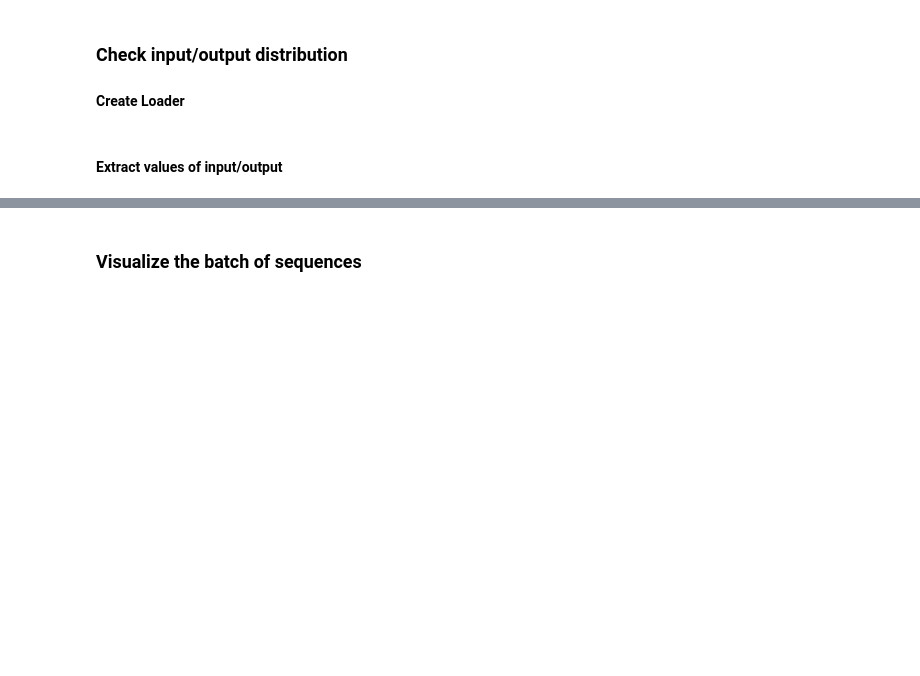
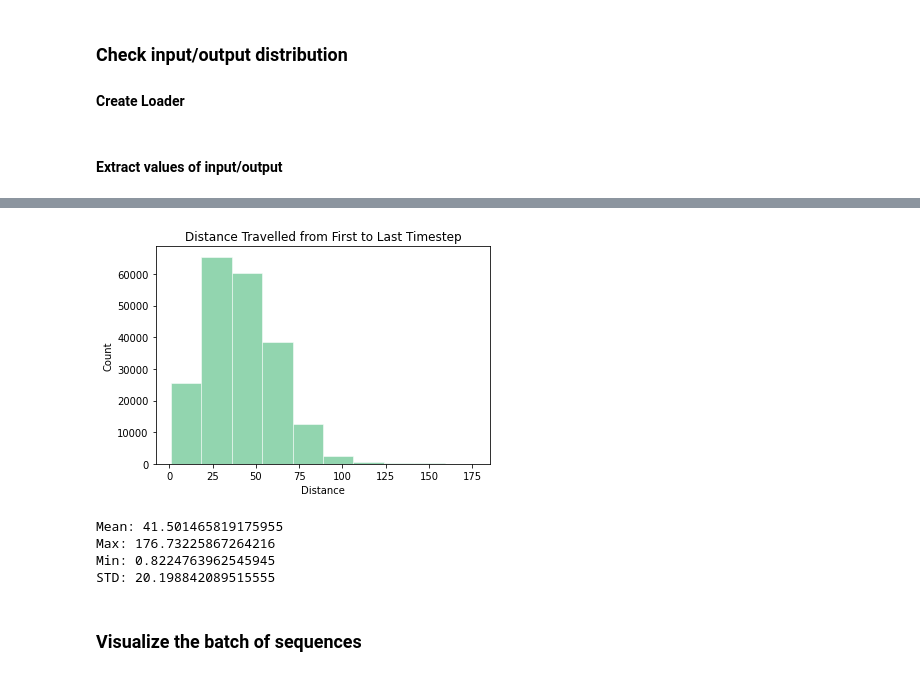
Before and after one commit to nicole9925/CSE151B-Kaggle-Competition, a Jupyter notebook: EDA.ipynb, the cells around one changed output, grey strips where cells are left out. Saved outputs shown, nothing was run; the diff lists cells and outputs as text; code cells hidden in the pictures; blank space fills up the shorter version.

```diff
--- a/EDA.ipynb
+++ b/EDA.ipynb
@@ -124,0 +229,44 @@ min(dct_inp.keys()) , max(dct_inp.keys()) + 50
+# %%
+batch_sz = 1
+
+def my_collate_distance(batch):
+    """ collate lists of samples into batches, create [ batch_sz x agent_sz x seq_len x feature] """
+    inp = [scene['p_in'] for scene in batch]
+    out = [scene['p_out'] for scene in batch]
+    agent = [scene['agent_id'] for scene in batch]
+    track = [scene['track_id'] for scene in batch]
+    track_ids = []
+    for scene in range(len(agent)):
+        for track_id in range(len(track[scene])):
+            if agent[scene] == track[scene][track_id][0][0]:
+                track_ids.append(track_id)
+                break
+    return [np.array([inp[0][track_id][0][0], inp[0][track_id][0][1]]), np.array([out[0][track_id][-1][0], out[0][track_id][-1][1]])]
+
+    return distance
+
+train_loader = DataLoader(train_dataset,batch_size=batch_sz, shuffle = False, collate_fn=my_collate_distance, num_workers=0, drop_last=True)
+# %%
+distances = []
+for i_batch, batch in tqdm(enumerate(train_loader)):
+    inp, out = batch
+    dist = np.linalg.norm(inp - out)
+    distances.append(dist)
+# %%
+plt.hist(distances, alpha=0.5, facecolor='#26ad61', edgecolor='white')
+plt.title("Distance Travelled from First to Last Timestep")
+plt.xlabel('Distance')
+plt.ylabel("Count")
+plt.savefig('distance.png')
+# %% [output]
+[figure, added]
+# %%
+print("Mean: {}".format(np.mean(distances)))
+print("Max: {}".format(np.max(distances)))
+print("Min: {}".format(np.min(distances)))
+print("STD: {}".format(np.std(distances)))
+# %% [output]
+Mean: 41.501465819175955
+Max: 176.73225867264216
+Min: 0.8224763962545945
+STD: 20.198842089515555
```
Also changed, not shown: parts of 22 cells of this notebook, 11 other files.
